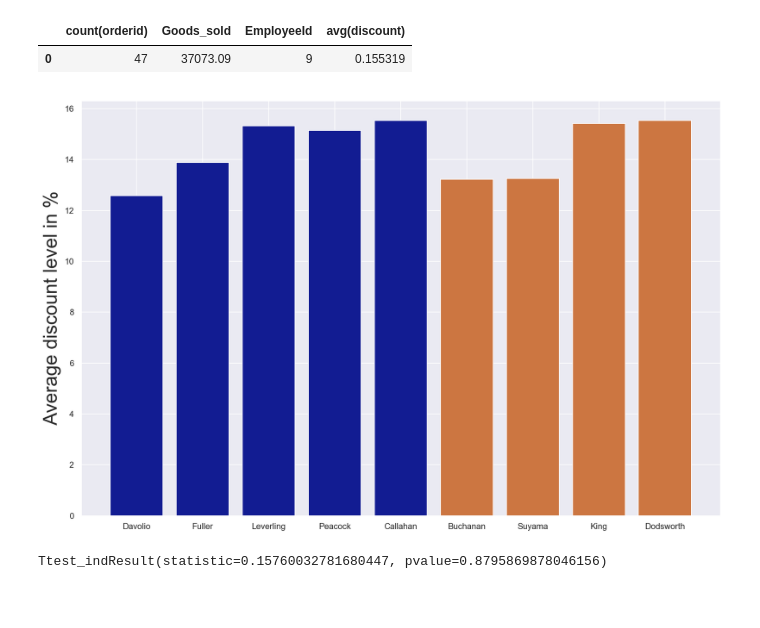
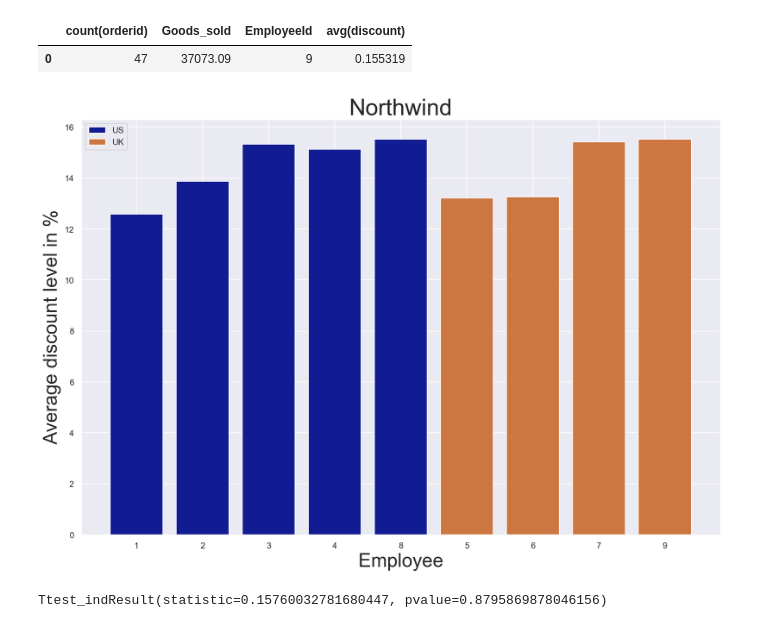
Before and after one commit to AnnikaNoren/dsc-mod-3-project-online-ds-pt-071519, a Jupyter notebook: Project.ipynb, the cells around one changed output. Drawn from its saved outputs; the diff is of its cells as text; code cells hidden in the pictures; blank space fills up the shorter version.

```diff
--- a/Project.ipynb
+++ b/Project.ipynb
@@ -160,0 +258,10 @@ ax.legend()
+# %%
+fig, ax1 = plt.subplots()
+plt.rcParams['figure.figsize'] = 15,15
+
+ax1.plot(df_resampled.index, df_resampled['revenue'])
+
+ax1.set_xlabel('Date')
+ax1.set_ylabel('Revenue', color='b')
+
+plt.show()
@@ -958,21 +1147,23 @@ disc1 = [12.58,13.88,15.33,15.14,15.53]
 #UK employees average discounts
 disc2= [13.22,13.26,15.42,15.53]
 #us_employee
-x1 = ["Davolio", "Fuller", "Leverling", "Peacock","Callahan"]
+#x1 = ["Davolio", "Fuller", "Leverling", "Peacock","Callahan"]
+x1 = ["1", "2", "3", "4","8"]
 #uk_employee
-x2 = ["Buchanan","Suyama","King","Dodsworth"]
+#x2 = ["Buchanan","Suyama","King","Dodsworth"]
+x2 = ["5","6","7","9"]
 # %%
 import matplotlib.pyplot as plt
 fig, ax = plt.subplots(figsize=(15,10))
 plt.bar(x1, disc1, color = '#121C92', label= 'US')
 plt.bar(x2, disc2, color = "#cc7641", label = "UK")
-#plt.title("Northwind", fontsize = 30)
-#plt.xlabel("Employee", fontsize=25)
+plt.title("Northwind", fontsize = 30)
+plt.xlabel("Employee", fontsize=25)
 plt.ylabel("Average discount level in %", fontsize = 25)
-#plt.legend()
+plt.legend()
 plt.show()
 # %% [output]
-[figure, old version]
+[figure, new version]
 # %%
 disc_stat = stats.ttest_ind(disc1,disc2,equal_var=False)
 print(disc_stat)
```
Also changed, not shown: parts of 20 cells of this notebook, 2 other files.
